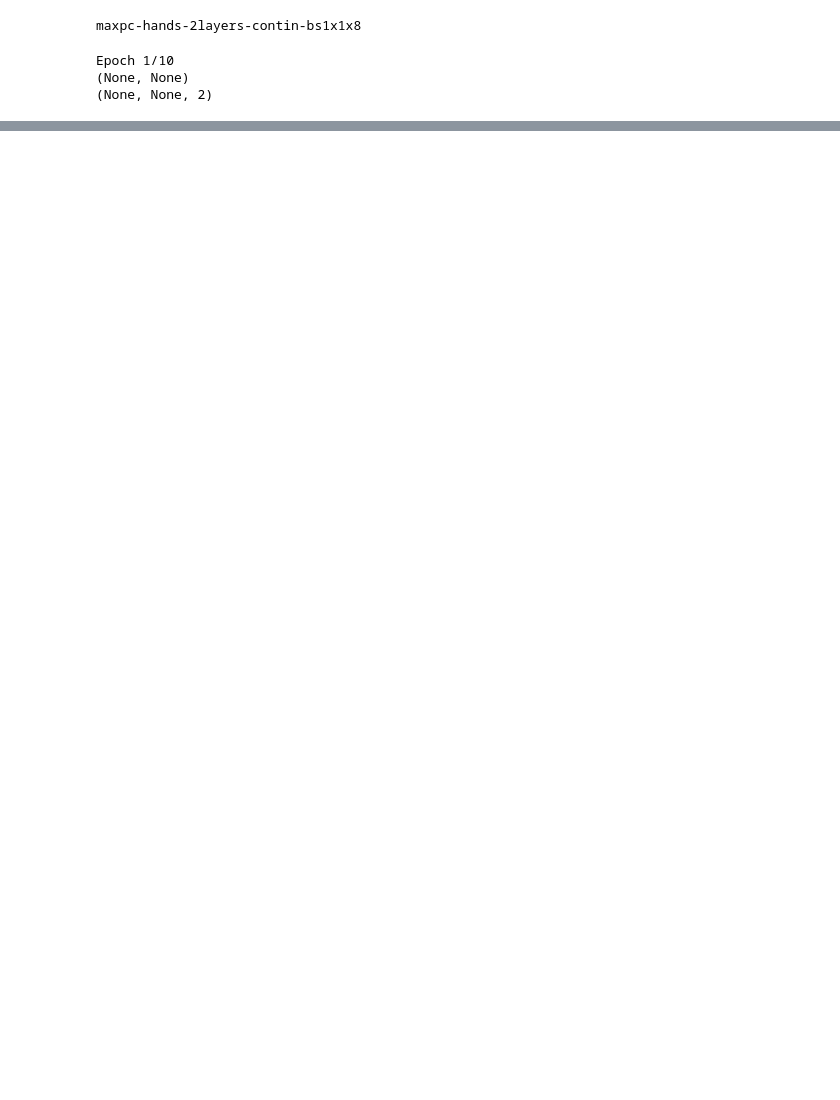
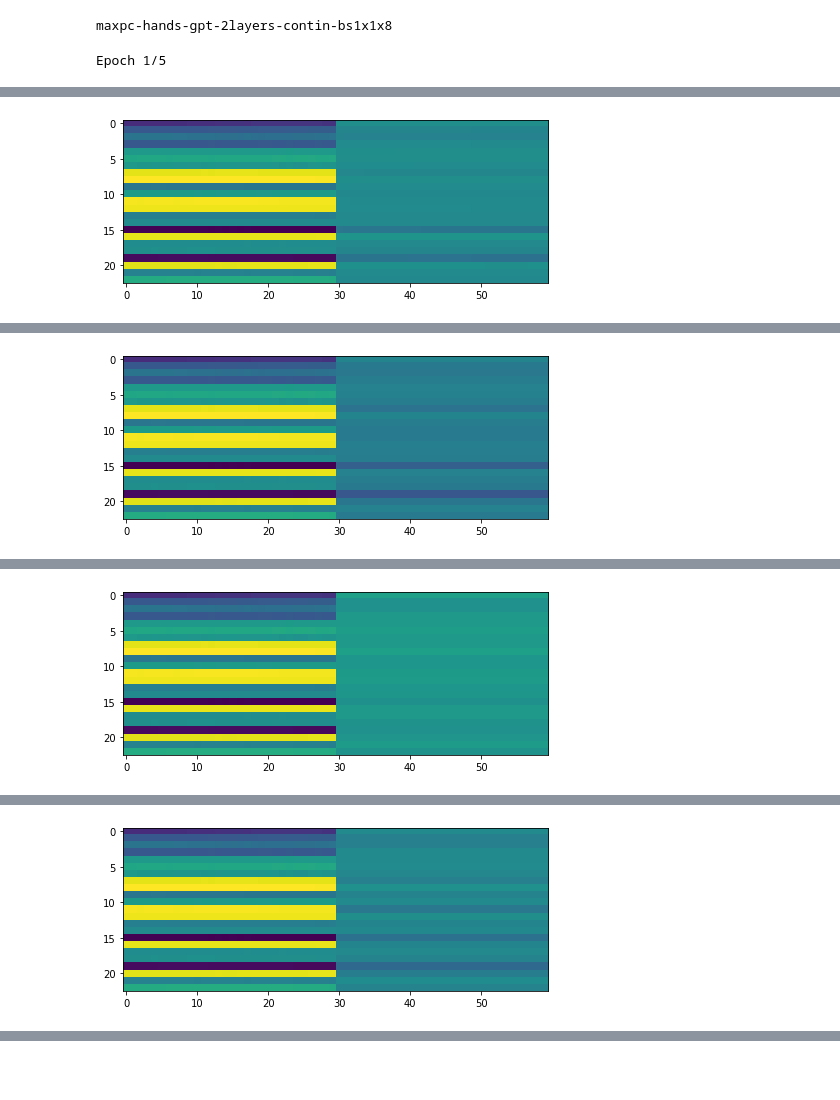
Before and after one commit to maxeonyx/msc, a Jupyter notebook: notebook.ipynb, the cells around one changed output, grey strips where cells are left out. Drawn from its saved outputs; the diff is of its cells as text; code cells hidden in the pictures; blank space fills up the shorter version.

Commit message:
Generate image representations of the hand data

```diff
--- a/notebook.ipynb
+++ b/notebook.ipynb
@@ -180,7 +180,7 @@ if config.dataset.type == 'image':
         config.dataset.image_size = config.dataset.rescale
     config.dataset.seq_length = config.dataset.image_size[0]*config.dataset.image_size[1]*config.dataset.n_color_dims
 elif config.dataset.type == 'hands':
-    dataset = create_dataset.tf_dataset(force=True)
+    dataset = create_dataset.tf_dataset(force=False)
     centroids = None
     # ignore left hands
     print(next(iter(dataset)))
@@ -253,11 +252,11 @@ if config.dataset.type == 'image':
 
 # model config
 config.model = DotMap({
-    'comment': '2layers',
+    'comment': '1layer',
     'discrete': config.dataset.discrete,
     'continuous': config.dataset.continuous,
-    'n_enc_a_layers': 2,
-    'n_enc_b_layers': 2,
+    'n_enc_a_layers': 1,
+    'n_enc_b_layers': 0,
     'ffl_dim': 64,
     'embd_dim': 64,
     'n_dec_layers': 1,
@@ -265,7 +264,7 @@ config.model = DotMap({
     'n_heads': 8,
     'dropout_rate': 0.1,
     'use_idxs_input': True,
-    'architecture': 'anp',
+    'architecture': 'gpt',
     'use_relative_positions': False,
     'activation': 'swish'
 })
@@ -285,6 +284,8 @@ else:
     config.model.n_frames = config.dataset.n_frames
     config.model.n_dof = config.dataset.n_dof
     config.model.position_embedding = 'pos_and_embd'
+    config.model.loc_scale = False
+    config.model.scalar = True
 
 
 if config.distributed == False:
@@ -307,4 +308,4 @@ model_name = models.model_name(config)
 print(model_name)
 # model.summary()
 # %% [output]
-maxpc-hands-2layers-contin-bs1x1x8
+maxpc-hands-gpt-2layers-contin-bs1x1x8
@@ -311,8 +396,17 @@ maxpc-hands-2layers-contin-bs1x1x8
 # %%
-model.compile(loss=training.von_mises_loss, optimizer=optimizer)
+def gen_fig():
+    generated_data = generate_data(test_data, 30, 30)
+    _fig, ax = plt.subplots(figsize=(10, 3))
+    ax.imshow(tf.transpose(generated_data))
+    plt.show()
+
+class PlotCallback(keras.callbacks.Callback):
+    def on_epoch_end(self, epoch, logs=None):
+        gen_fig()
+
+# model.compile(loss=training.von_mises_loss, optimizer=optimizer)
+model.compile(loss='mse', optimizer=optimizer)
 ds_train_keras_fit = ds_train.map(training.ds_input_to_keras(config))
-model.fit(ds_train_keras_fit, steps_per_epoch=1000, epochs=10)
+model.fit(ds_train_keras_fit, steps_per_epoch=1000, epochs=5, callbacks=[PlotCallback()])
 # %% [output]
-Epoch 1/10
-(None, None)
-(None, None, 2)
+Epoch 1/5
@@ -319,0 +415 @@ KeyboardInterrupt:
+[figure, added]
@@ -319,0 +419 @@ KeyboardInterrupt:
+[figure, added]
@@ -319,0 +423 @@ KeyboardInterrupt:
+[figure, added]
@@ -319,0 +427 @@ KeyboardInterrupt:
+[figure, added]
```
Also changed, not shown: parts of 10 cells of this notebook, 7 other files.
